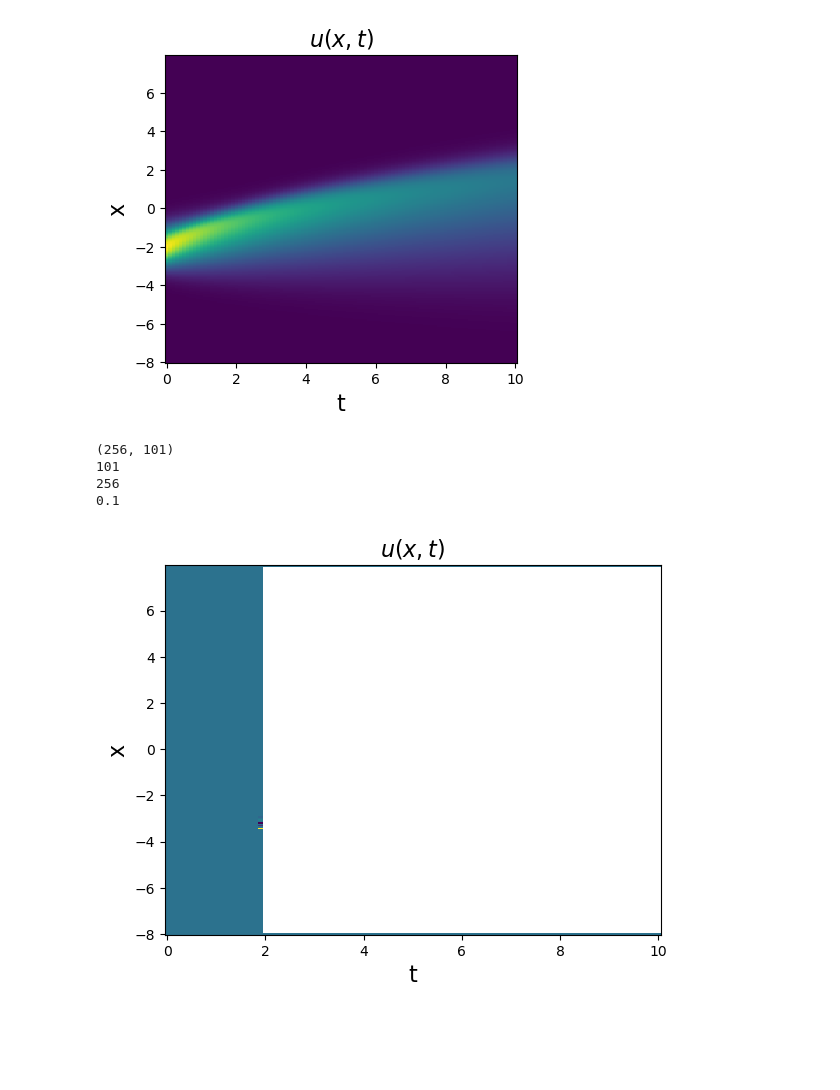
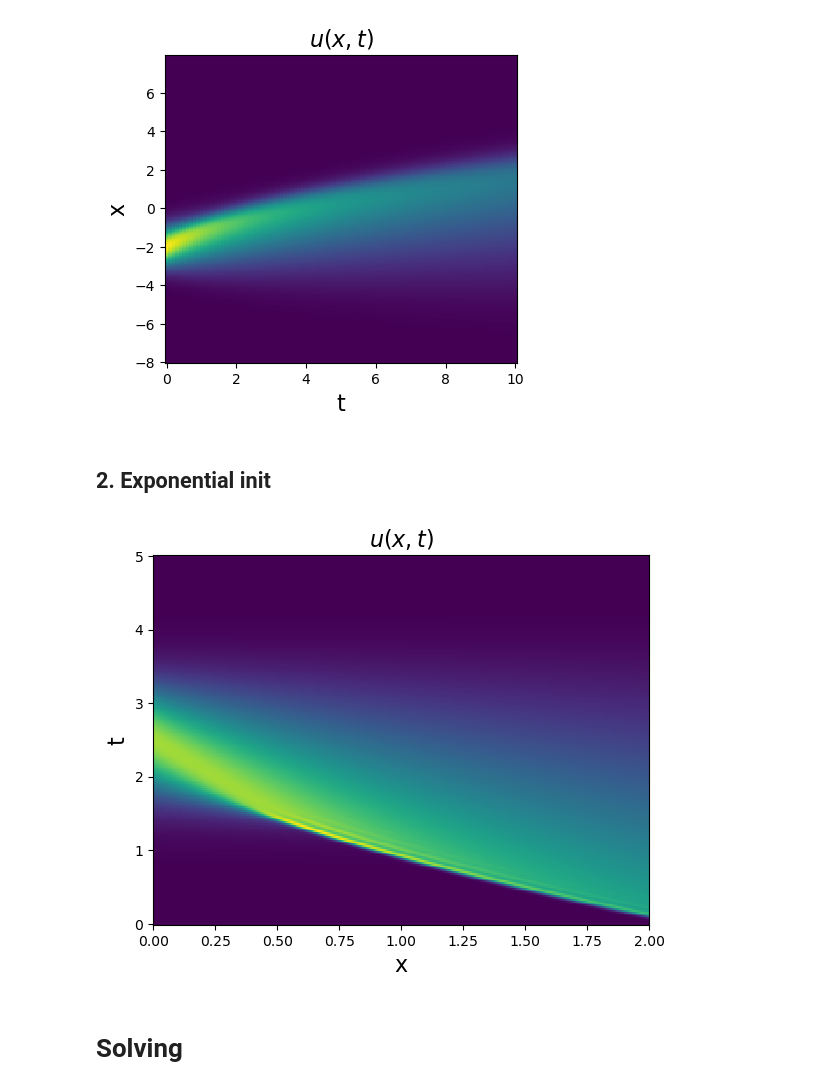
Before and after one commit to cpml-au/dctkit, a Jupyter notebook: examples/burgers.ipynb, the cells around one changed output. Saved outputs shown, nothing was run; the diff lists cells and outputs as text; code cells hidden in the pictures; blank space fills up the shorter version.

```diff
--- a/examples/burgers.ipynb
+++ b/examples/burgers.ipynb
@@ -28,13 +42,3 @@ plt.title(r'$u(x, t)$', fontsize=16)
 plt.show()
 # %% [output]
 [figure]
-# %%
-print(u.shape)
-print(len(t))
-print(len(x))
-print(delta_t)
-# %% [output]
-(256, 101)
-101
-256
-0.1
@@ -49,0 +45,53 @@ S.get_flat_PDP_weights()
+# %% [markdown]
+## 2. Exponential init
+# %%
+# Define and calculate constants and parameters
+
+#Viscosity
+# number between 0.003 and 0.3 (to maintain numerical stability)
+epsilon_exp = 0.006
+
+# Total size
+xmax = 5
+# Total time
+tmax = 2
+
+# Number of spatial grid points
+nx_exp = 200
+# Temporal resolution
+dt_exp = 0.001
+
+# Position vector
+x_exp = np.linspace(0, xmax, nx)
+#  Number of temporal grid points
+nt_exp = int(tmax / dt_exp)
+# Spatial resolution
+dx_exp = xmax / nx
+# Vector containing time points
+t_exp = np.linspace(0, tmax, nt)
+# Array containing velocity
+u_exp = np.zeros([nx_exp, nt_exp])
+
+def main_run_FDM(x,u, dt, dx, epsilon, max_time_iter):
+    for t in range(max_time_iter):
+        u[1:-1, t+1] = u[1:-1, t] + dt * (epsilon * (u[2:, t] - 2 * u[1:-1, t] + u[:-2, t]) / dx**2
+                   + 0.25 * (u[2:, t]**2 - u[:-2, t]**2) / dx)
+    return u
+
+
+u_exp[:, 0] = 2 * np.exp(-2 * (x_exp - 0.5 * xmax)**2)  # Initial condition
+u_exp[0, :] = 0  # Boundary condition at x=0
+u_exp[-1, :] = 0  #  Boundary condition at x=xmax
+
+u_exp = main_run_FDM(x_exp, u_exp,dt_exp, dx_exp, epsilon_exp, nt-1)
+
+
+plt.pcolormesh(t_exp, x_exp, u_exp)
+plt.xlabel('x', fontsize=16)
+plt.ylabel('t', fontsize=16)
+plt.title(r'$u(x, t)$', fontsize=16)
+plt.show()
+# %% [output]
+[figure, added]
+# %% [markdown]
+# Solving
@@ -60,18 +150 @@ def main_run(u, S, epsilon, max_time_iter):
     return u
-# %%
-#u = 0.1*np.ones((len(x), len(t)), dtype = dt.float_dtype)
-u_0 = u.copy()
-# boundary conditions
-u_0[:,0] = u[:,0]
-u_0[0,:] = u[0,:]
-u_0[-1,:] = u[-1,:]
-epsilon = 0.1
-max_time_iter = 100
-u_sol = main_run(u_0, S, epsilon, max_time_iter)
-plt.pcolormesh(time, x, u_sol)
-plt.xlabel('t', fontsize=16)
-plt.ylabel('x', fontsize=16)
-plt.title(r'$u(x, t)$', fontsize=16)
-plt.show()
-# %% [output]
-[figure, removed]
```
Also changed, not shown: parts of 12 cells of this notebook.
